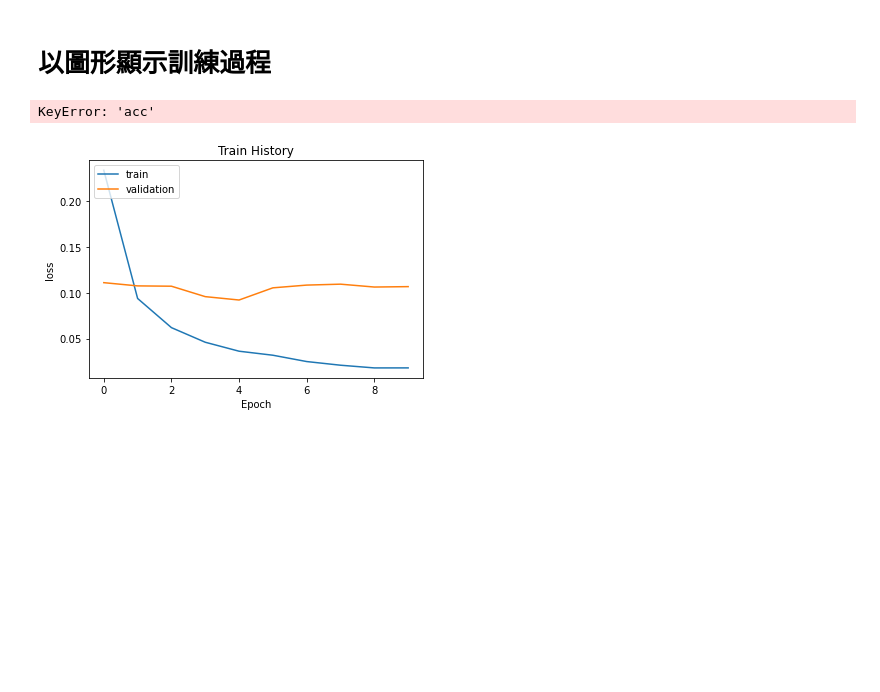
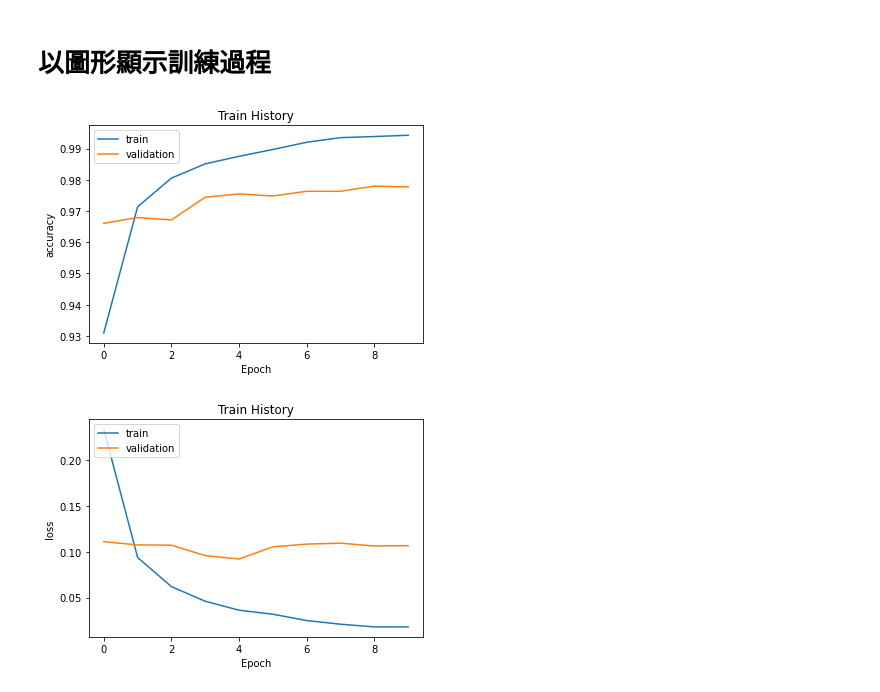
Before and after one commit to ftn8205/5th-ML-100Day-Marathon, a Jupyter notebook: homeworks/D070/Day70-Keras_Mnist_MLP_HW.ipynb, the cells around one changed output. Drawn from its saved outputs; the diff is of its cells as text; code cells hidden in the pictures; blank space fills up the shorter version.

```diff
--- a/homeworks/D070/Day70-Keras_Mnist_MLP_HW.ipynb
+++ b/homeworks/D070/Day70-Keras_Mnist_MLP_HW.ipynb
@@ -114,9 +114,9 @@ def show_train_history(train_history,train,validation):
     plt.legend(['train', 'validation'], loc='upper left')
     plt.show()
 # %%
-show_train_history(train_history,'acc','val_acc')
+show_train_history(train_history,'accuracy','val_accuracy')
 # %% [output]
-KeyError: 'acc'
+[figure, added]
 # %%
 show_train_history(train_history,'loss','val_loss')
 # %% [output]
```
